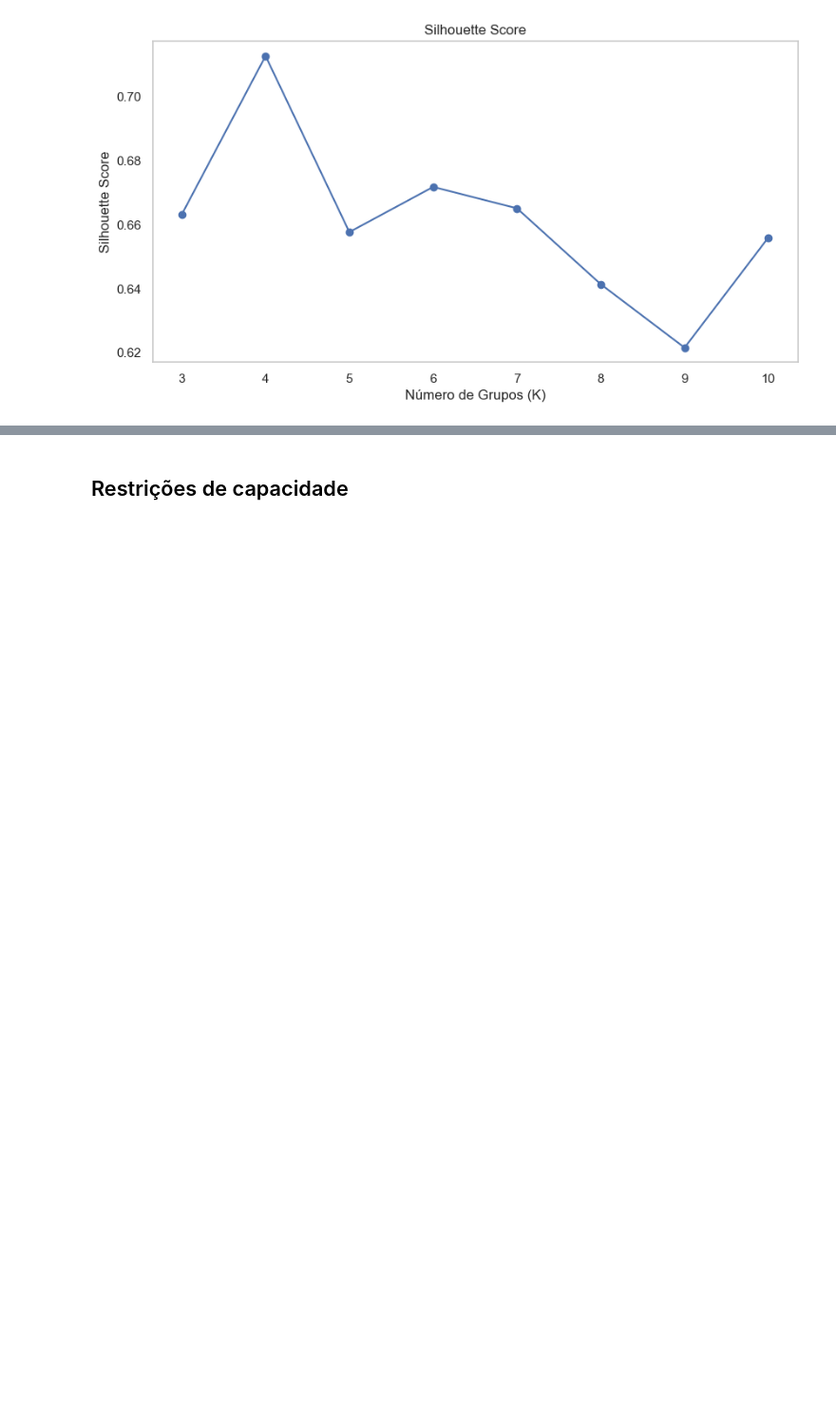
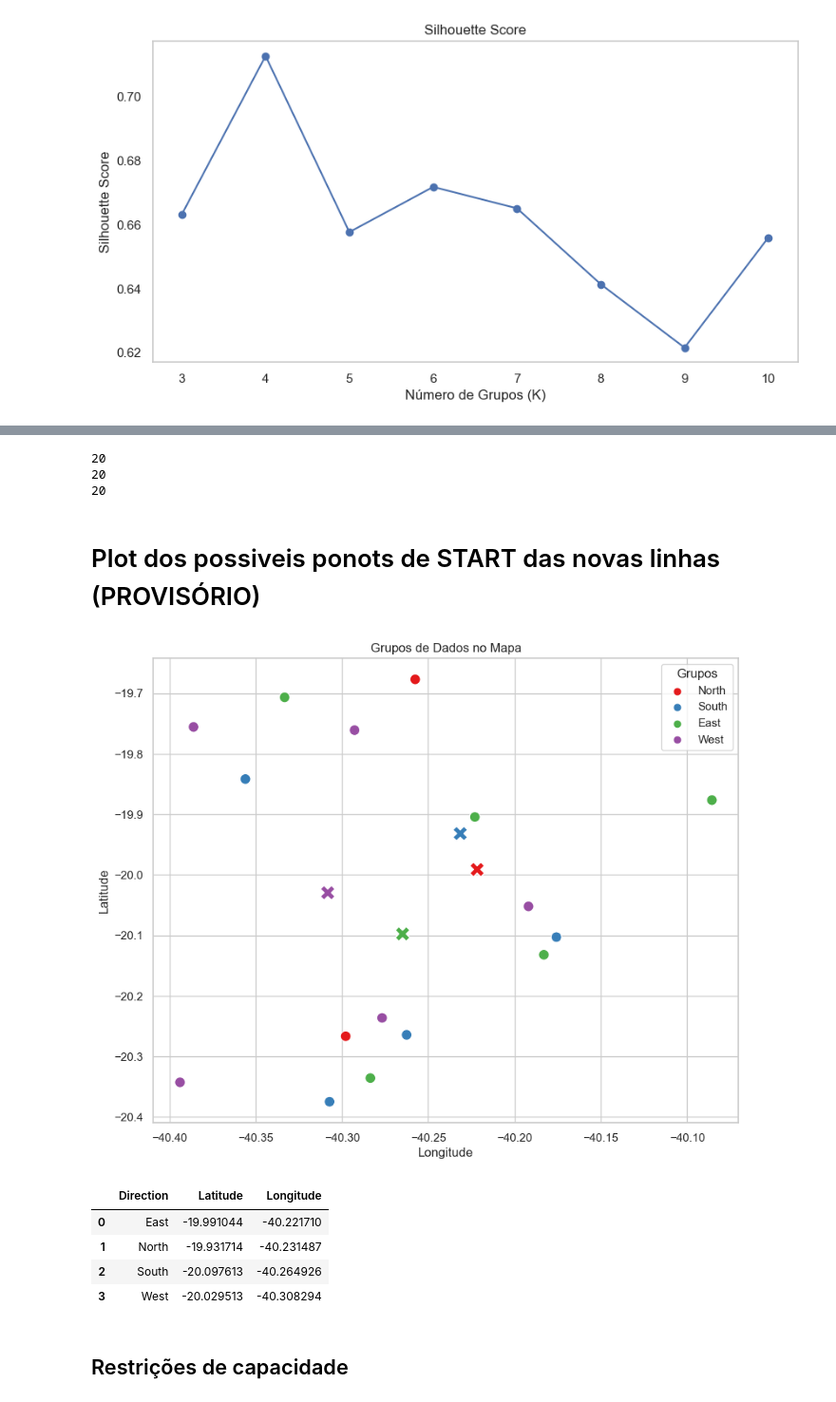
Before and after one commit to Markosalves12/Suzano, a Jupyter notebook: OR-Tools.ipynb, the cells around one changed output, grey strips where cells are left out. Shown at 95% size. Cells and saved outputs as stored; diff of their text form; code cells hidden in the pictures; blank space fills up the shorter version.

```diff
--- a/OR-Tools.ipynb
+++ b/OR-Tools.ipynb
@@ -231,42 +157,0 @@ clustered_df[['cluster', 'qtd', 'row']].groupby('cluster').sum(['qtd', 'row']).s
-# %%
-def find_extreme_points_with_direction(latitudes, longitudes):
-    # Criar um DataFrame a partir das listas de latitudes e longitudes
-    data = pd.DataFrame({'Latitude': latitudes, 'Longitude': longitudes})
-
-    # Encontrar o ponto mais ao norte
-    northernmost_point = data[data['Latitude'] == max(data['Latitude'])]
-    northernmost_point['Direction'] = 'North'
-
-    # Encontrar o ponto mais ao sul
-    southernmost_point = data[data['Latitude'] == min(data['Latitude'])]
-    southernmost_point['Direction'] = 'South'
-
-    # Encontrar o ponto mais a leste
-    easternmost_point = data[data['Longitude'] == max(data['Longitude'])]
-    easternmost_point['Direction'] = 'East'
-
-    # Encontrar o ponto mais a oeste
-    westernmost_point = data[data['Longitude'] == min(data['Longitude'])]
-    westernmost_point['Direction'] = 'West'
-
-    # Combinar os pontos extremos em um único DataFrame
-    extreme_points = pd.concat([northernmost_point, southernmost_point, easternmost_point, westernmost_point])
-
-    return extreme_points
-
-# Exemplo de uso da função
-if __name__ == "__main__":
-    for cluster in clustered_df['cluster'].unique():
-        print(cluster)
-        # Lista de latitudes e longitudes
-        latitudes = clustered_df[clustered_df['cluster']==cluster]['lat']  # Substitua pelos valores reais
-        longitudes = clustered_df[clustered_df['cluster']==cluster]['long']  # Substitua pelos valores reais
-
-        # Chamar a função para encontrar os pontos extremos e criar um DataFrame
-        extreme_coordinates_df = find_extreme_points_with_direction(latitudes, longitudes)
-
-        # Exibir o DataFrame com os resultados
-        print(extreme_coordinates_df)
-        # Chamar a função para plotar os grupos no mapa
-        plot_clusters_on_map(extreme_coordinates_df, 'Latitude', 'Longitude', 'Direction')
-        print()
@@ -376,3 +419,23 @@ Melhor ponto de partida: Latitude -20.13203, Longitude -40.183033
+# %%
+print(len(cordinates_latitudes))
+print(len(cordinates_longitudes))
+print(len(Direction))
+# %% [output]
+20
+20
+20
+# %% [markdown]
+# Plot dos possiveis ponots de START das novas linhas (PROVISÓRIO)
+# %%
+df_starts_points = pd.DataFrame({'Latitude': cordinates_latitudes, 'Longitude': cordinates_longitudes, 'Direction': Direction})
+plot_clusters_on_map(df_starts_points, 'Latitude', 'Longitude', 'Direction')
+# %% [output]
+[figure, added]
+|  | Direction | Latitude | Longitude |
+| 0 | East | -19.991044 | -40.221710 |
+| 1 | North | -19.931714 | -40.231487 |
+| 2 | South | -20.097613 | -40.264926 |
+| 3 | West | -20.029513 | -40.308294 |
 # %% [markdown]
 ## Restrições de capacidade
 # %% [markdown]
```
Also changed, not shown: parts of 29 cells of this notebook.
